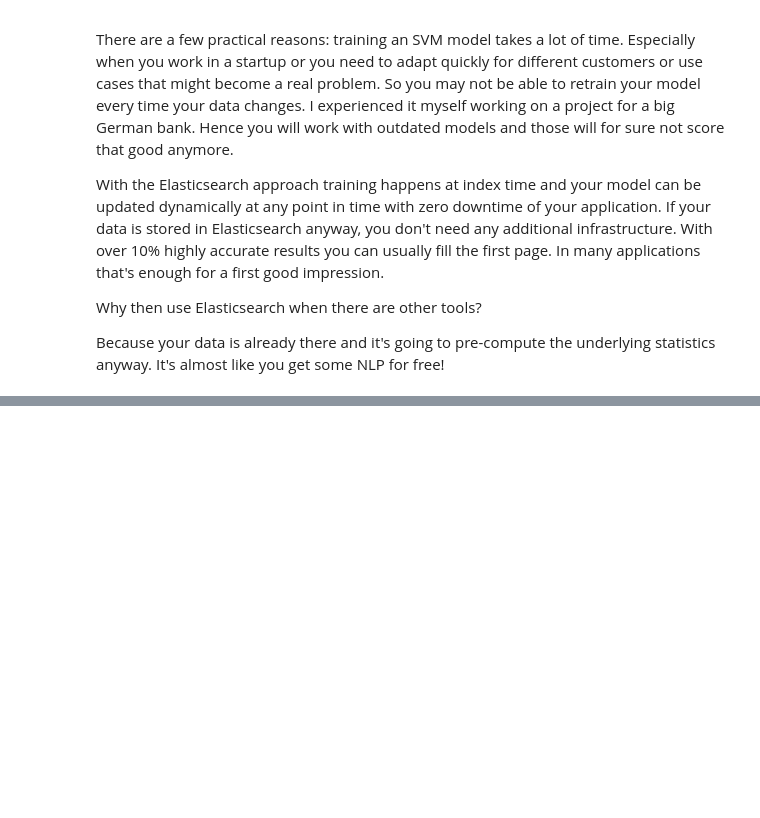
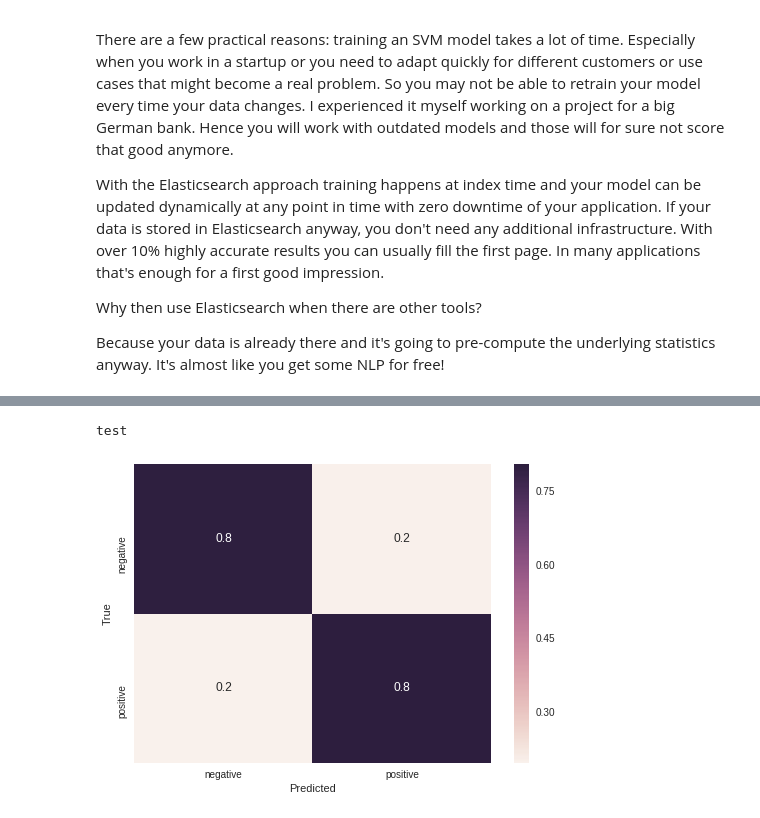
Before and after one commit to davidvela/testColabGH, a Jupyter notebook: testElasticSearch.ipynb, the cells around one changed output, grey strips where cells are left out. Cells and saved outputs as stored; diff of their text form; code cells hidden in the pictures; blank space fills up the shorter version.

```diff
--- a/testElasticSearch.ipynb
+++ b/testElasticSearch.ipynb
@@ -363,0 +541,29 @@ Because your data is already there and it's going to pre-compute the underlying
+# %%
+print("test")
+# %% [output]
+test
+# %%
+# Visualization----------------------------------------------------------------
+# confusion matrix:
+def get_predictions(estimator, input_fn):
+  return [x["class_ids"][0] for x in estimator.predict(input_fn=input_fn)]
+
+LABELS = [
+    "negative", "positive"
+]
+
+# Create a confusion matrix on training data.
+with tf.Graph().as_default():
+  cm = tf.confusion_matrix(train_df["polarity"],
+                           get_predictions(estimator, predict_train_input_fn))
+  with tf.Session() as session:
+    cm_out = session.run(cm)
+
+# Normalize the confusion matrix so that each row sums to 1.
+cm_out = cm_out.astype(float) / cm_out.sum(axis=1)[:, np.newaxis]
+
+sns.heatmap(cm_out, annot=True, xticklabels=LABELS, yticklabels=LABELS);
+plt.xlabel("Predicted");
+plt.ylabel("True");
+# %% [output]
+[figure, added]
```
Also changed, not shown: parts of 11 cells of this notebook.
